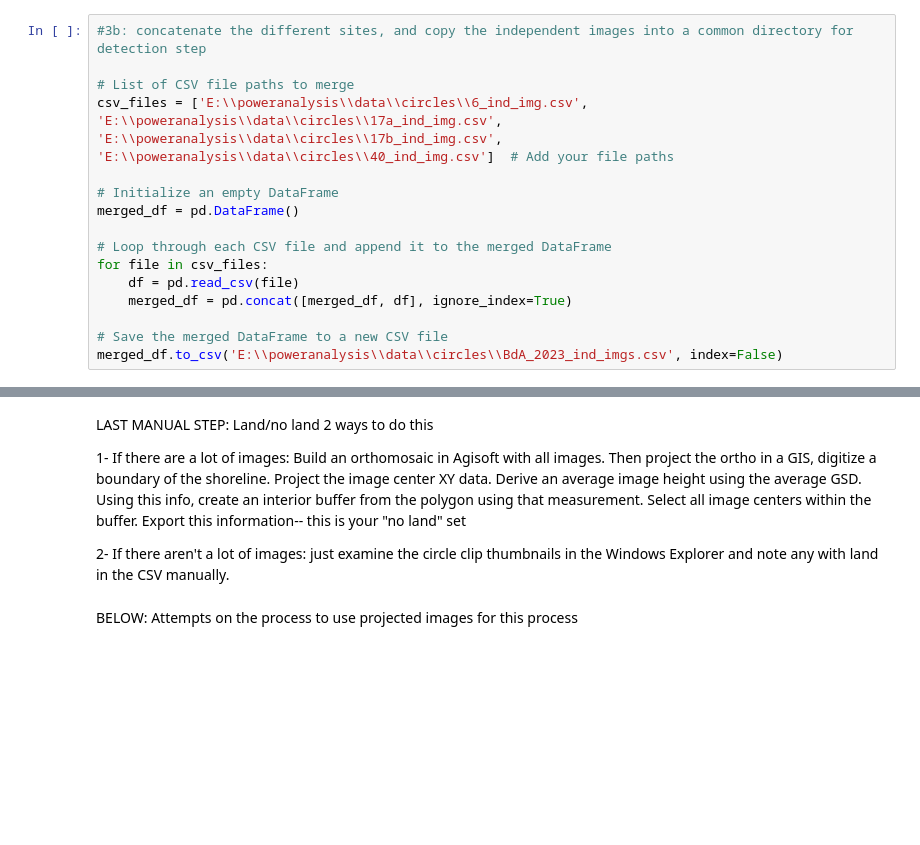
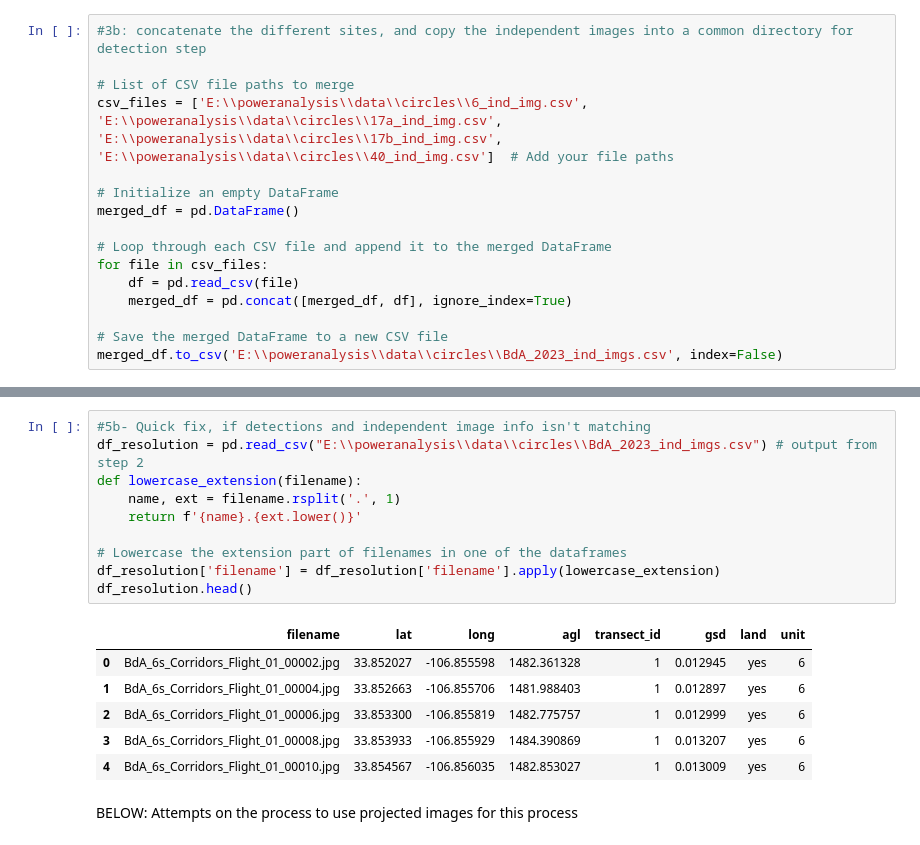
Before and after one commit to ASPIRE-collab/drones4ducks-optimizing, a Jupyter notebook: utils/power_analysis/power_analysis_data_prep.ipynb, the cells around one changed output, grey strips where cells are left out. Cells and saved outputs as stored; diff of their text form; blank space fills up the shorter version.

```diff
--- a/utils/power_analysis/power_analysis_data_prep.ipynb
+++ b/utils/power_analysis/power_analysis_data_prep.ipynb
@@ -348,10 +363,20 @@ merged_df.to_csv(savepath + "BdA2023_PowerAnalysisData.csv", index=False)  # Des
-# %% [markdown]
-LAST MANUAL STEP: Land/no land
-2 ways to do this
-
-1- If there are a lot of images: Build an orthomosaic in Agisoft with all images. Then project the ortho in a GIS, digitize a boundary of the shoreline. Project the image center XY data. Derive an average image height using the average GSD. Using this info, create an interior buffer from the polygon using that measurement. Select all image centers within the buffer. Export this information-- this is your "no land" set
-
-2- If there aren't a lot of images: just examine the circle clip thumbnails in the Windows Explorer and note any with land in the CSV manually.
+# %%
+#5b- Quick fix, if detections and independent image info isn't matching
+df_resolution = pd.read_csv("E:\\poweranalysis\\data\\circles\\BdA_2023_ind_imgs.csv") # output from step 2
+def lowercase_extension(filename):
+    name, ext = filename.rsplit('.', 1)
+    return f'{name}.{ext.lower()}'
+
+# Lowercase the extension part of filenames in one of the dataframes
+df_resolution['filename'] = df_resolution['filename'].apply(lowercase_extension)
+df_resolution.head()
+# %% [output]
+|  | filename | lat | long | agl | transect_id | gsd | land | unit |
+| 0 | BdA_6s_Corridors_Flight_01_00002.jpg | 33.852027 | -106.855598 | 1482.361328 | 1 | 0.012945 | yes | 6 |
+| 1 | BdA_6s_Corridors_Flight_01_00004.jpg | 33.852663 | -106.855706 | 1481.988403 | 1 | 0.012897 | yes | 6 |
+| 2 | BdA_6s_Corridors_Flight_01_00006.jpg | 33.853300 | -106.855819 | 1482.775757 | 1 | 0.012999 | yes | 6 |
+| 3 | BdA_6s_Corridors_Flight_01_00008.jpg | 33.853933 | -106.855929 | 1484.390869 | 1 | 0.013207 | yes | 6 |
+| 4 | BdA_6s_Corridors_Flight_01_00010.jpg | 33.854567 | -106.856035 | 1482.853027 | 1 | 0.013009 | yes | 6 |
 # %% [markdown]
 BELOW: Attempts on the process to use projected images for this process
 # %%
```
Also changed, not shown: parts of 6 cells of this notebook.
